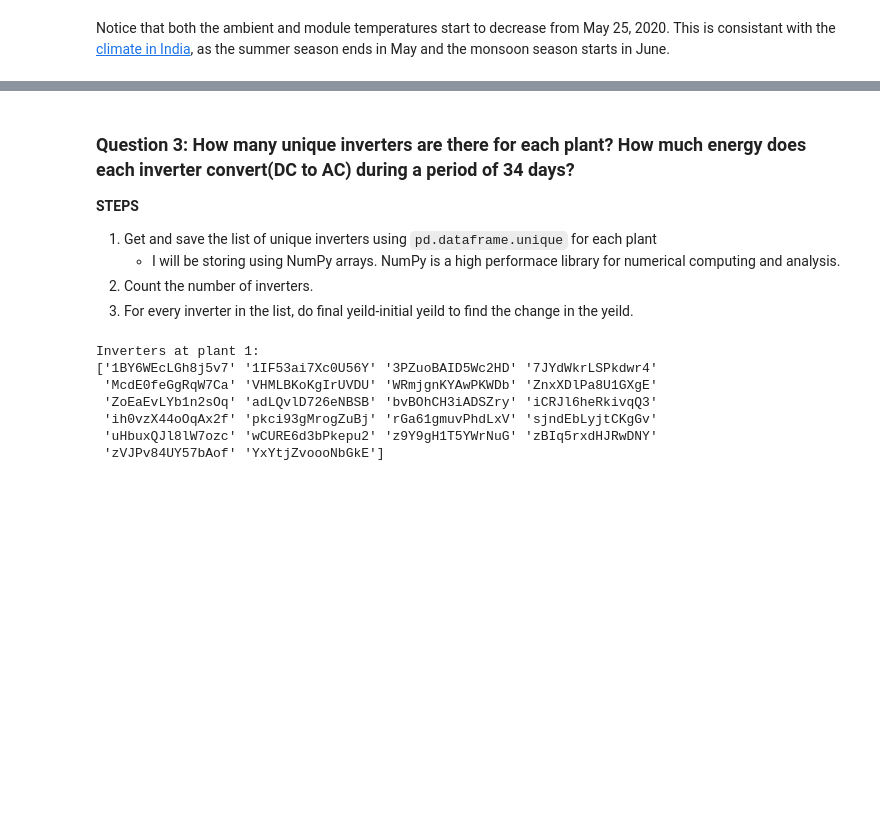
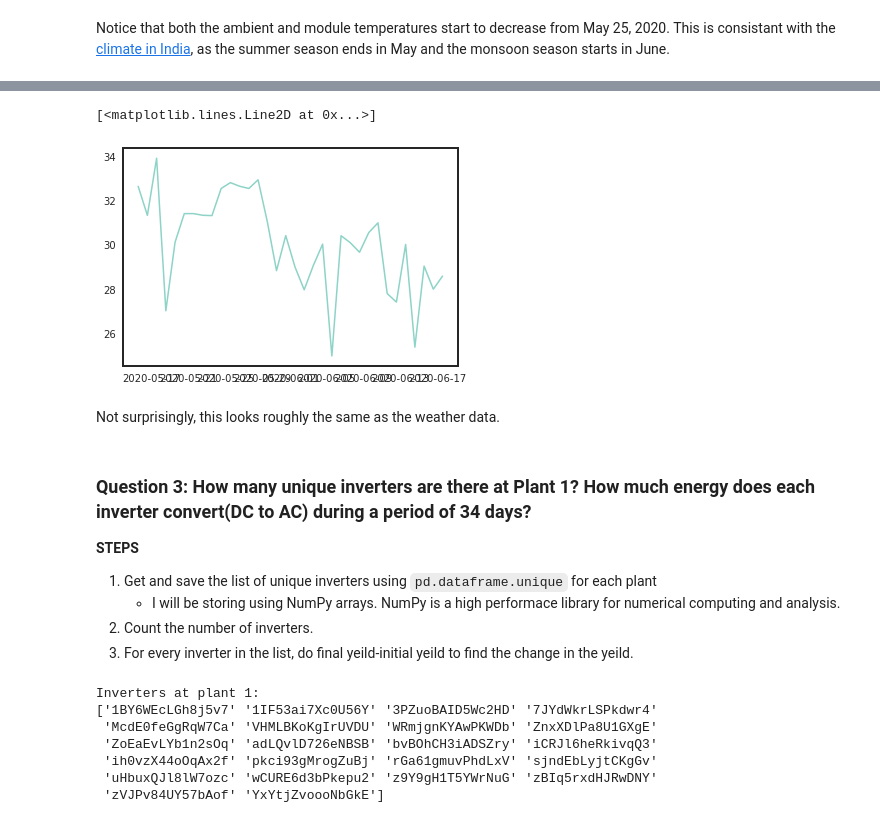
Before and after one commit to charitarthchugh/solar-india, a Jupyter notebook: solar-india.ipynb, the cells around one changed output, grey strips where cells are left out. Saved outputs shown, nothing was run; the diff lists cells and outputs as text; code cells hidden in the pictures; blank space fills up the shorter version.

```diff
--- a/solar-india.ipynb
+++ b/solar-india.ipynb
@@ -292,0 +318,18 @@ NameError: name 'commit' is not defined
+# %%
+tmp=weather_sensor_df()
+df=pd.DataFrame(columns=tmp.columns)
+tmp.DATE_TIME.dt.hour[13]
+for i in tmp.index:
+    time=tmp.DATE_TIME[i]
+    if time.hour==13 and time.minute==0:
+        dict={
+            df.columns[0]:time,
+            df.columns[1]:tmp.AMBIENT_TEMPERATURE[i],
+            df.columns[2]:tmp.MODULE_TEMPERATURE[i],
+            df.columns[3]:tmp.IRRADIATION[i],
+        }
+        df=df.append(dict,ignore_index=True)
+        #tmp12.append(arr)
+    #  if i.hour==13 and i.minute==0:
+    #      tmp12.append()
+df.head()
@@ -293,5 +346,18 @@ NameError: name 'commit' is not defined
+# %%
+
+# groupby time
+dfg = tmp.groupby(tmp.DATE_TIME.dt.time)
+
+# create a dict of dataframes, where the key is an isoformat datetime.time
+df_times = {g.isoformat(): data for g, data in dfg}
+plt.plot(df_times["13:00:00"].DATE_TIME, df_times["13:00:00"].AMBIENT_TEMPERATURE)
+# %% [output]
+[<matplotlib.lines.Line2D at 0x...>]
+[figure, added]
+# %% [markdown]
+Not surprisingly, this looks roughly the same as the weather data.
 # %% [markdown]
-### Question 3: How many unique inverters are there for each plant? How much energy does each inverter convert(DC to AC) during a period of 34 days?
+### Question 3: How many unique inverters are there at Plant 1? How much energy does each inverter convert(DC to AC) during a period of 34 days?
 
 **STEPS**
 
```
Also changed, not shown: parts of 18 cells of this notebook, 1 other file.
